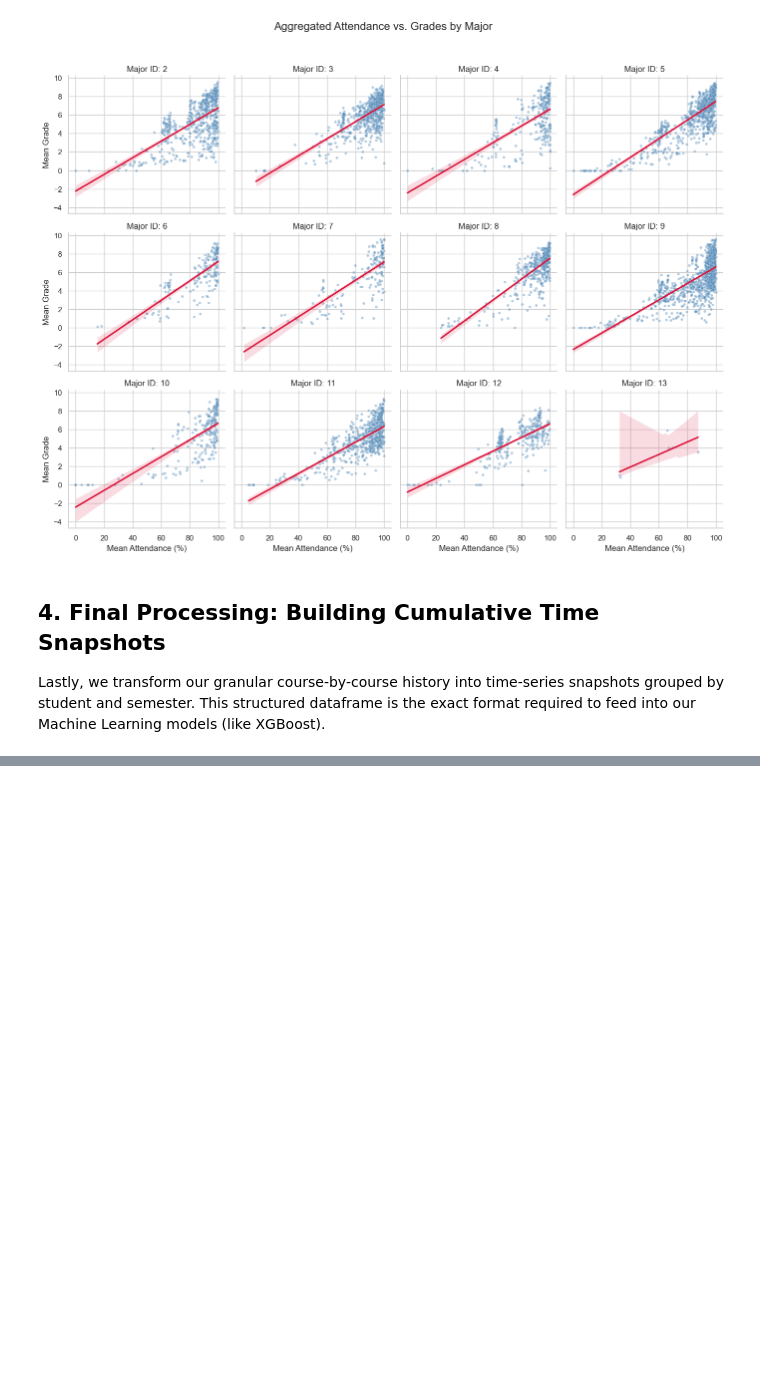
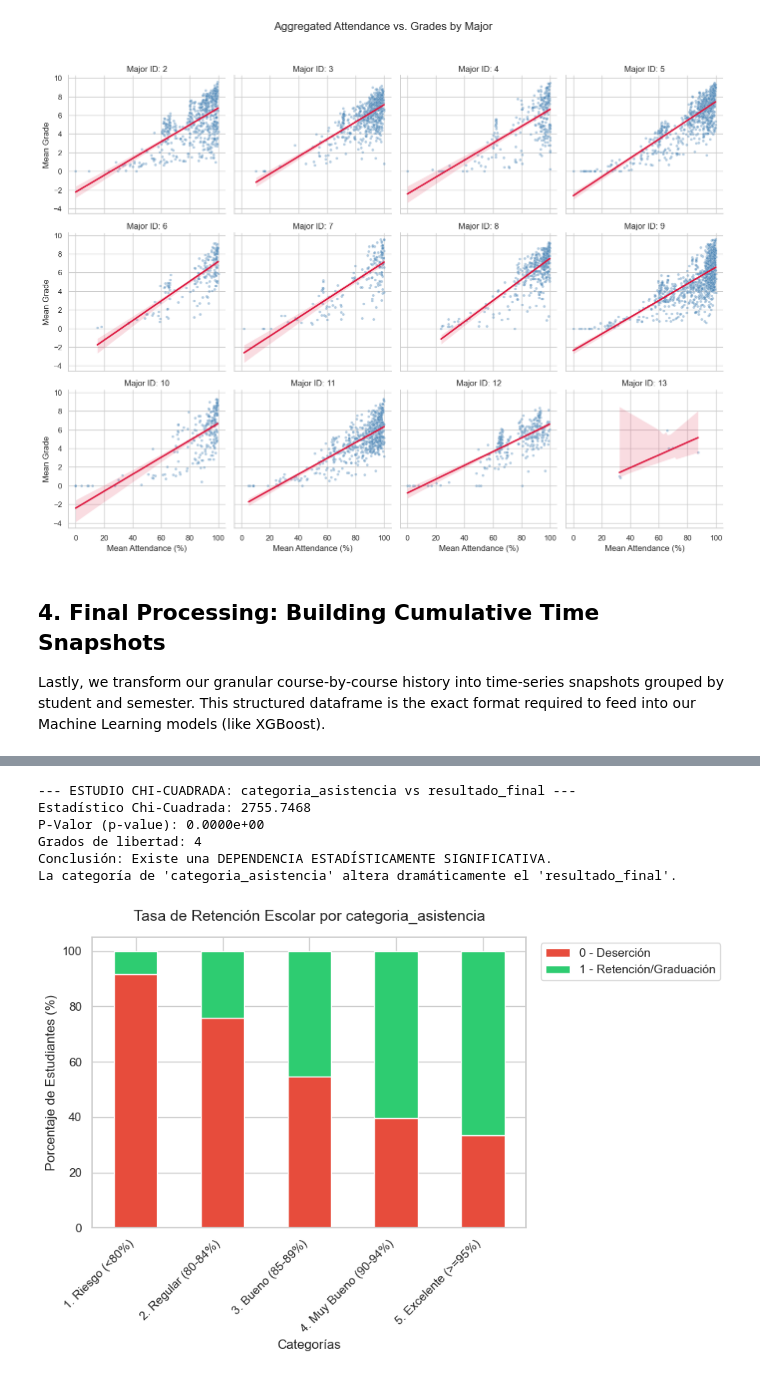
Before and after one commit to Yaki-55/academic_performance_analysis, a Jupyter notebook: notebooks/eda_exploration.ipynb, the cells around one changed output, grey strips where cells are left out. Drawn from its saved outputs; the diff is of its cells as text; code cells hidden in the pictures; blank space fills up the shorter version.

```diff
--- a/notebooks/eda_exploration.ipynb
+++ b/notebooks/eda_exploration.ipynb
@@ -112,0 +178,14 @@ Features ready for Machine Learning optimization:
+# %%
+perform_chi_square_study(
+    df=student_progress_snapshots,
+    cat_var="categoria_asistencia",
+    target_var="resultado_final"
+)
+# %% [output]
+--- ESTUDIO CHI-CUADRADA: categoria_asistencia vs resultado_final ---
+Estadístico Chi-Cuadrada: 2755.7468
+P-Valor (p-value): 0.0000e+00
+Grados de libertad: 4
+Conclusión: Existe una DEPENDENCIA ESTADÍSTICAMENTE SIGNIFICATIVA.
+La categoría de 'categoria_asistencia' altera dramáticamente el 'resultado_final'.
+[figure, added]
```
Also changed, not shown: parts of 9 cells of this notebook, 2 other files.
